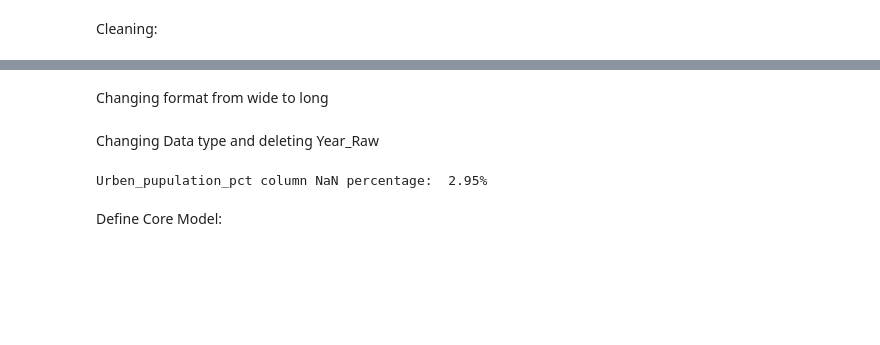
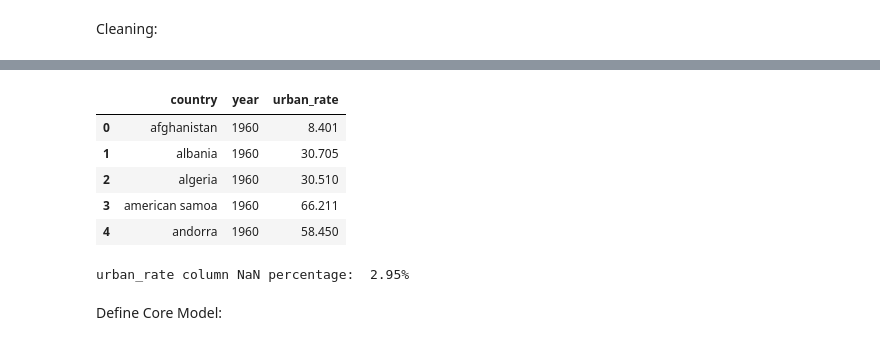
Before and after one commit to Mary-Moradi/BreastCancer_Burden_PanelStudy, a Jupyter notebook: prepared_data.ipynb, the cells around one changed output, grey strips where cells are left out. Saved outputs shown, nothing was run; the diff lists cells and outputs as text; code cells hidden in the pictures; blank space fills up the shorter version.

```diff
--- a/prepared_data.ipynb
+++ b/prepared_data.ipynb
@@ -771,2 +741,0 @@ df_urban_filtered=df_urban_droped[columns_to_keep].copy()
-# %% [markdown]
-Changing format from wide to long
@@ -783,2 +741,0 @@ df_urban_final['Urben_pupulation_pct'] = pd.to_numeric(df_urban_final['Urben_pup
-# %% [markdown]
-Changing Data type and deleting Year_Raw
@@ -785,8 +745,22 @@ Changing Data type and deleting Year_Raw
+# %%
+df_urban_finally = df_urban_melted[['Country Name', 'year_raw', 'urban_pct']].copy()
+df_urban_finally.columns = ['country', 'year', 'urban_rate']
+df_urban_finally['country'] = df_urban_finally['country'].astype(str).str.strip().str.lower()
+df_urban_finally['year'] = df_urban_finally['year'].astype(str).str.strip().str[:4]
+df_urban_finally['urban_rate'] = pd.to_numeric(df_urban_finally['urban_rate'], errors='coerce')
+df_urban_finally.head()
+# %% [output]
+|  | country | year | urban_rate |
+| 0 | afghanistan | 1960 | 8.401 |
+| 1 | albania | 1960 | 30.705 |
+| 2 | algeria | 1960 | 30.510 |
+| 3 | american samoa | 1960 | 66.211 |
+| 4 | andorra | 1960 | 58.450 |
 # %%
-missing_percentage = df_urban_final['Urben_pupulation_pct'].isnull().sum() / len(df_urban_final) * 100
-print(f'Urben_pupulation_pct column NaN percentage: {missing_percentage: .2f}%')
+missing_percentage = df_urban_finally['urban_rate'].isnull().sum() / len(df_urban_finally) * 100
+print(f'urban_rate column NaN percentage: {missing_percentage: .2f}%')
 # %% [output]
-Urben_pupulation_pct column NaN percentage:  2.95%
+urban_rate column NaN percentage:  2.95%
 # %% [markdown]
 Define Core Model:
 # %%
```
Also changed, not shown: parts of 33 cells of this notebook.
